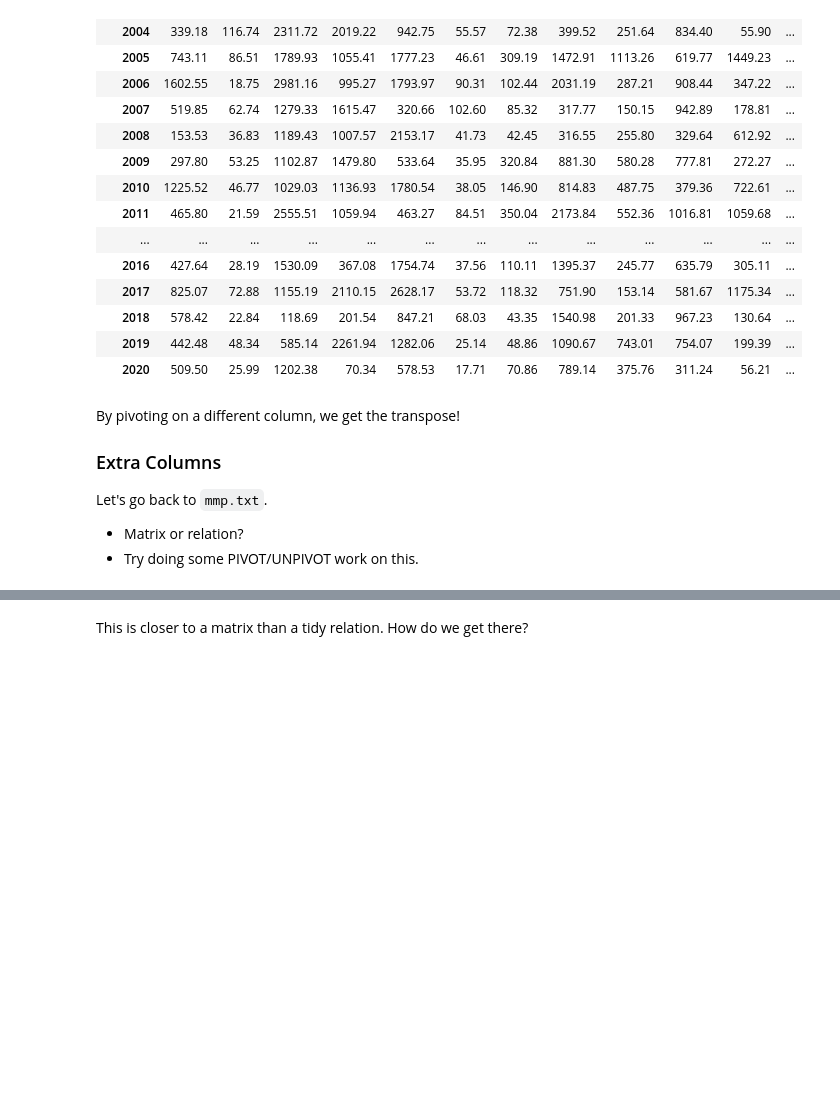
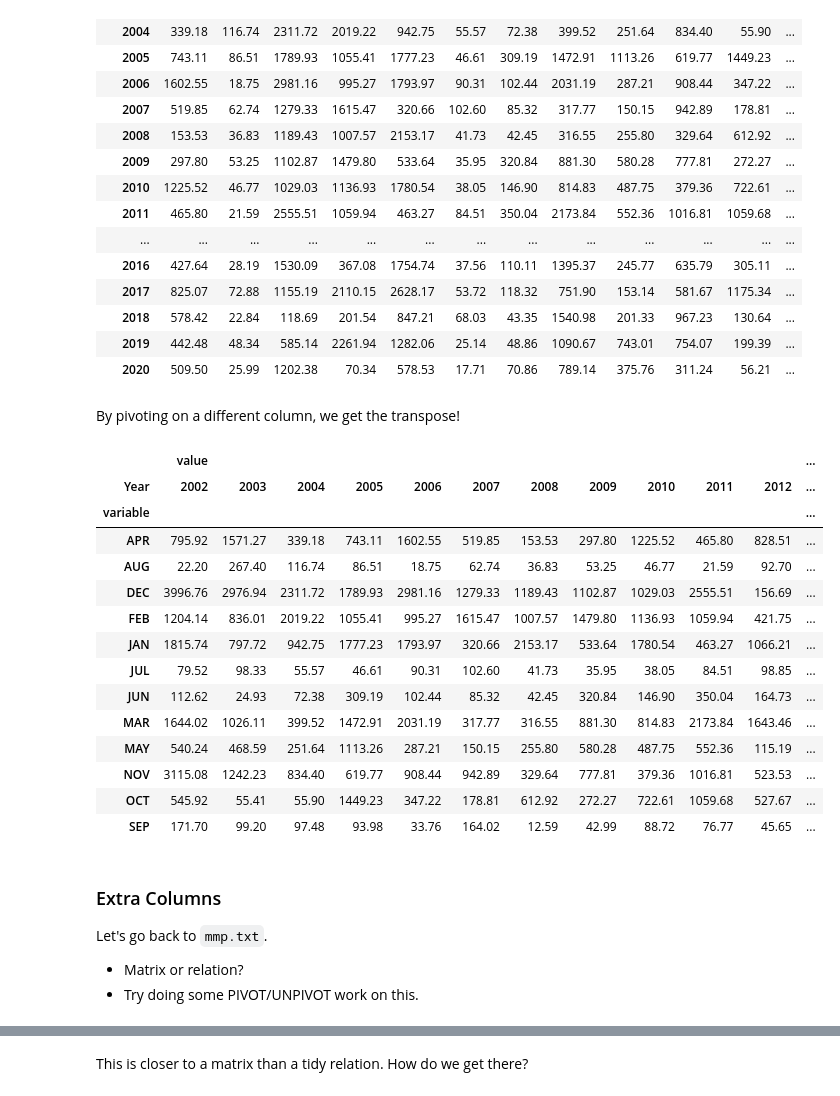
Before and after one commit to cal-data-eng/sp24-materials, a Jupyter notebook: lecture/lec11/lec11.ipynb, the cells around one changed output, grey strips where cells are left out. Saved outputs shown, nothing was run; the diff lists cells and outputs as text; code cells hidden in the pictures; blank space fills up the shorter version.

Commit message:
small updates to show transposed version`

```diff
--- a/lecture/lec11/lec11.ipynb
+++ b/lecture/lec11/lec11.ipynb
@@ -107,9 +106,27 @@ mm_melted.pivot(index='Year', columns='variable')
 | 2018 | 578.42 | 22.84 | 118.69 | 201.54 | 847.21 | 68.03 | 43.35 | 1540.98 | 201.33 | 967.23 | 130.64 | ... |
 | 2019 | 442.48 | 48.34 | 585.14 | 2261.94 | 1282.06 | 25.14 | 48.86 | 1090.67 | 743.01 | 754.07 | 199.39 | ... |
 | 2020 | 509.50 | 25.99 | 1202.38 | 70.34 | 578.53 | 17.71 | 70.86 | 789.14 | 375.76 | 311.24 | 56.21 | ... |
+# %% [markdown]
+By pivoting on a different column, we get the transpose!
+# %%
+mm_melted.pivot(index='variable', columns='Year')
+# %% [output]
+|  | value |  |  |  |  |  |  |  |  |  |  | ... |
+| Year | 2002 | 2003 | 2004 | 2005 | 2006 | 2007 | 2008 | 2009 | 2010 | 2011 | 2012 | ... |
+| variable |  |  |  |  |  |  |  |  |  |  |  | ... |
+| APR | 795.92 | 1571.27 | 339.18 | 743.11 | 1602.55 | 519.85 | 153.53 | 297.80 | 1225.52 | 465.80 | 828.51 | ... |
+| AUG | 22.20 | 267.40 | 116.74 | 86.51 | 18.75 | 62.74 | 36.83 | 53.25 | 46.77 | 21.59 | 92.70 | ... |
+| DEC | 3996.76 | 2976.94 | 2311.72 | 1789.93 | 2981.16 | 1279.33 | 1189.43 | 1102.87 | 1029.03 | 2555.51 | 156.69 | ... |
+| FEB | 1204.14 | 836.01 | 2019.22 | 1055.41 | 995.27 | 1615.47 | 1007.57 | 1479.80 | 1136.93 | 1059.94 | 421.75 | ... |
+| JAN | 1815.74 | 797.72 | 942.75 | 1777.23 | 1793.97 | 320.66 | 2153.17 | 533.64 | 1780.54 | 463.27 | 1066.21 | ... |
+| JUL | 79.52 | 98.33 | 55.57 | 46.61 | 90.31 | 102.60 | 41.73 | 35.95 | 38.05 | 84.51 | 98.85 | ... |
+| JUN | 112.62 | 24.93 | 72.38 | 309.19 | 102.44 | 85.32 | 42.45 | 320.84 | 146.90 | 350.04 | 164.73 | ... |
+| MAR | 1644.02 | 1026.11 | 399.52 | 1472.91 | 2031.19 | 317.77 | 316.55 | 881.30 | 814.83 | 2173.84 | 1643.46 | ... |
+| MAY | 540.24 | 468.59 | 251.64 | 1113.26 | 287.21 | 150.15 | 255.80 | 580.28 | 487.75 | 552.36 | 115.19 | ... |
+| NOV | 3115.08 | 1242.23 | 834.40 | 619.77 | 908.44 | 942.89 | 329.64 | 777.81 | 379.36 | 1016.81 | 523.53 | ... |
+| OCT | 545.92 | 55.41 | 55.90 | 1449.23 | 347.22 | 178.81 | 612.92 | 272.27 | 722.61 | 1059.68 | 527.67 | ... |
+| SEP | 171.70 | 99.20 | 97.48 | 93.98 | 33.76 | 164.02 | 12.59 | 42.99 | 88.72 | 76.77 | 45.65 | ... |
 # %% [markdown]
-By pivoting on a different column, we get the transpose!
-
 ### Extra Columns
 Let's go back to `mmp.txt`.
 - Matrix or relation?
```
Also changed, not shown: parts of 1 cell of this notebook.
